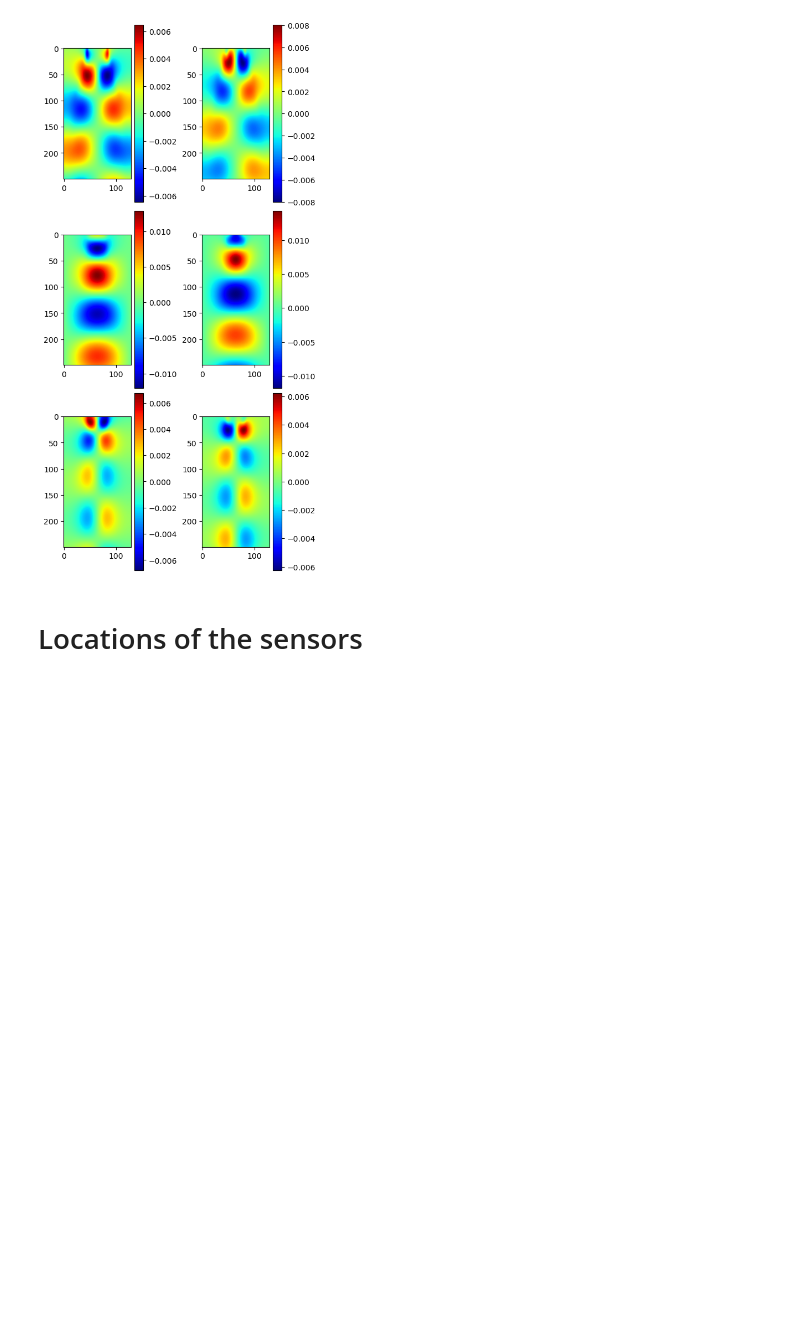
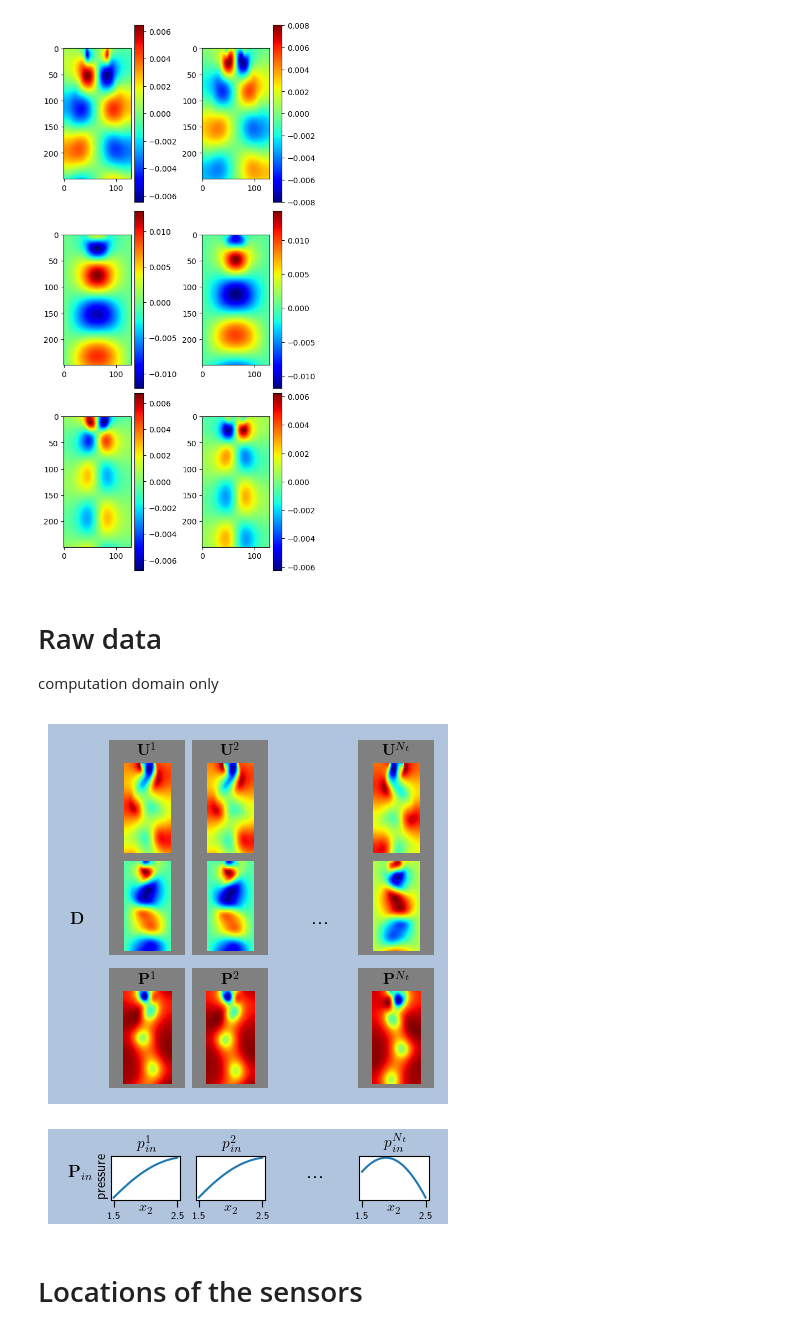
Before and after one commit to MagriLab/FlowReconstructionFromExperiment, a Jupyter notebook: visualisation_notebook/data_triangle2d.ipynb, the cells around one changed output. Cells and saved outputs as stored; diff of their text form; code cells hidden in the pictures; blank space fills up the shorter version.

```diff
--- a/visualisation_notebook/data_triangle2d.ipynb
+++ b/visualisation_notebook/data_triangle2d.ipynb
@@ -246,7 +246,7 @@ triangle_base_coords = [49,80]
 (ux_short,uy_short,pp_short) = project.read_data(data_dir, idx_body=132)
 x = np.stack([ux_short,uy_short,pp_short],axis=0)
 # x = x[:778,:,:250,:]
-x = x[:50,:,:250,:]
+x = x[:,:,:250,:]
 x.shape
 # %% [output]
 (3, 800, 250, 129)
@@ -299,6 +299,71 @@ first two mode has energy (%):  0.9573729
 [figure]
 [figure]
 [figure]
+# %% [markdown]
+# Raw data
+computation domain only
+# %%
+fig = plt.figure(figsize=(4,5))
+# fig.tight_layout()
+subfigs = fig.subfigures(2,1,height_ratios=[0.8,0.2],hspace=0.1,facecolor='lightsteelblue')
+ssfig1 = subfigs[0].subfigures(4,6,height_ratios=[0.01,0.68,0.38,0.01],width_ratios=[0.15,0.21,0.21,0.21,0.21,0.02],hspace=0.1,wspace=0.1,facecolor='lightsteelblue')
+
+axin = subfigs[1].subplots(1,6,width_ratios=[0.14,0.21,0.21,0.21,0.21,0.01])
+
+axin[0].axis('off')
+axin[-1].axis('off')
+axin[3].axis('off')
+
+_time = [0,1,-1]
+_fig = [1,2,4]
+_title = ['1','2','{N_t}']
+_base = np.linspace(1.5,2.5,31)
+
+# for i in range(6):
+#     ssfig1[0,i].patch.set_alpha(0)
+#     # ssfig1[1,i].patch.set_alpha(0)
+
+
+# pressure
+for t in range(3):
+
+    ssfig1[1,_fig[t]].set_facecolor('grey')
+    axu1 = ssfig1[1,_fig[t]].add_subplot(211)
+    axu2 = ssfig1[1,_fig[t]].add_subplot(212)
+    axu2.axis('off')
+    axu1.axis('off')
+    axu1.imshow(x[0,_time[t],...])
+    axu2.imshow(x[1,_time[t],...])
+    b = "$\mathbf{U}^{" + str(_title[t]) + "}$"
+    axu1.set_title(b,fontsize=11)
+
+    axp = ssfig1[2,_fig[t]].add_subplot(111)
+    ssfig1[2,_fig[t]].set_facecolor('grey')
+    axp.axis('off')
+    axp.imshow(x[2,_time[t],...])
+    d = "$\mathbf{P}^{" + str(_title[t]) + "}$"
+    axp.set_title(d,fontsize=11)
+
+    axin[_fig[t]].plot(_base,pb[_time[t],:])
+    a = "$p_{in}^{" + str(_title[t]) + "}$"
+    axin[_fig[t]].set(yticks=[])
+    axin[_fig[t]].set_title(a,fontsize=11)
+    axin[_fig[t]].set_xticks([1.5,2.5],[1.5,2.5],fontsize=7)
+    axin[_fig[t]].set_xlabel('$x_2$',fontsize=10)
+    axin[_fig[t]].xaxis.set_label_coords(0.5, -0.05)
+
+subfigs[1].text(0.12,0.3,'pressure',rotation='vertical',fontsize=10)
+subfigs[1].text(0.05,0.5,'$\mathbf{P}_{in}$')
+subfigs[1].text(0.65,0.5,'...',fontsize=16)
+ssfig1[1,0].text(0.4,0.15,'$\mathbf{D}$')
+ssfig1[1,3].text(0.5,0.15,'...',fontsize=16)
+
+
+# plt.savefig('../figures_for_paper/figs/data_notations',bbox_inches='tight')
+
+plt.show()
+# %% [output]
+[figure, added]
 # %% [markdown]
 # Locations of the sensors
 # %% [markdown]
```
Also changed, not shown: parts of 3 cells of this notebook, 4 other files.
